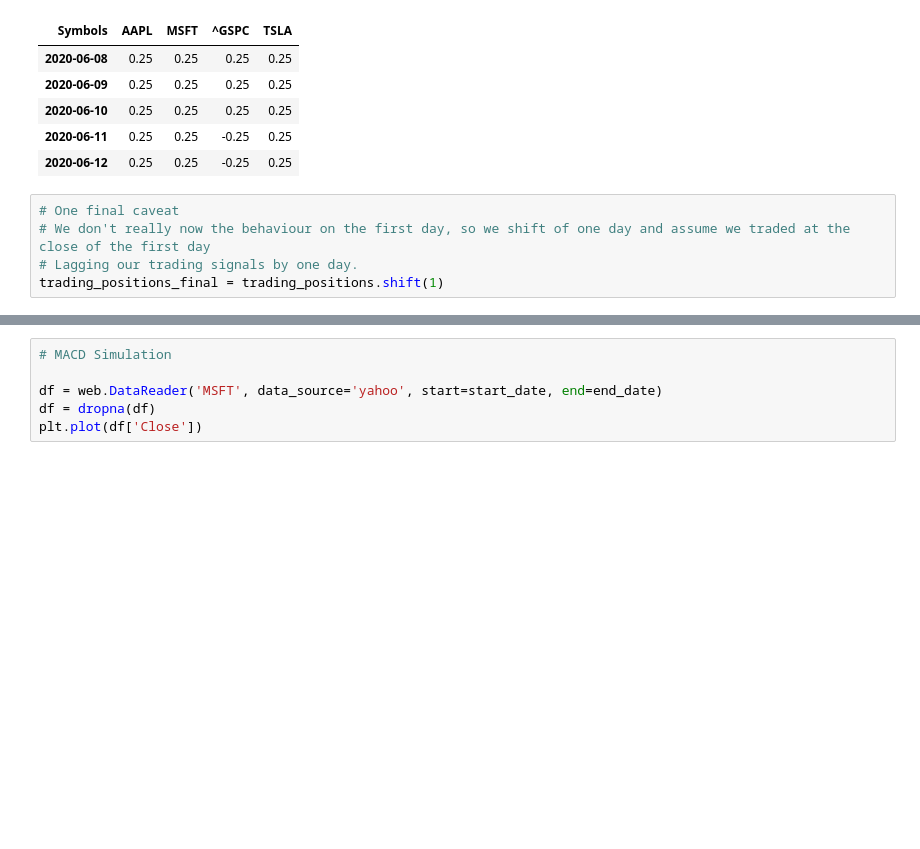
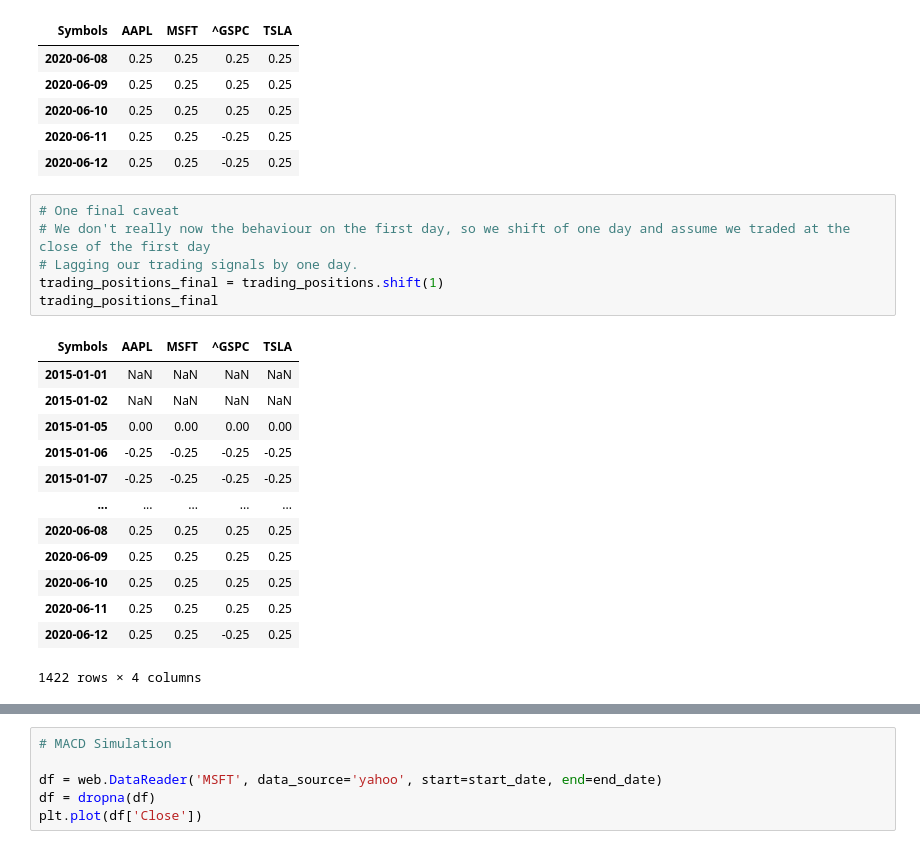
Before and after one commit to francescomarcolli/blockchain_prj, a Jupyter notebook: pyscripts/challenge_scripts/finance_part3.ipynb, the cells around one changed output, grey strips where cells are left out. Saved outputs shown, nothing was run; the diff lists cells and outputs as text; blank space fills up the shorter version.

```diff
--- a/pyscripts/challenge_scripts/finance_part3.ipynb
+++ b/pyscripts/challenge_scripts/finance_part3.ipynb
@@ -128,8 +128,23 @@ trading_positions.tail()
 # %%
 # One final caveat
 # We don't really now the behaviour on the first day, so we shift of one day and assume we traded at the close of the first day
 # Lagging our trading signals by one day.
 trading_positions_final = trading_positions.shift(1)
+trading_positions_final
+# %% [output]
+| Symbols | AAPL | MSFT | ^GSPC | TSLA |
+| 2015-01-01 | NaN | NaN | NaN | NaN |
+| 2015-01-02 | NaN | NaN | NaN | NaN |
+| 2015-01-05 | 0.00 | 0.00 | 0.00 | 0.00 |
+| 2015-01-06 | -0.25 | -0.25 | -0.25 | -0.25 |
+| 2015-01-07 | -0.25 | -0.25 | -0.25 | -0.25 |
+| ... | ... | ... | ... | ... |
+| 2020-06-08 | 0.25 | 0.25 | 0.25 | 0.25 |
+| 2020-06-09 | 0.25 | 0.25 | 0.25 | 0.25 |
+| 2020-06-10 | 0.25 | 0.25 | 0.25 | 0.25 |
+| 2020-06-11 | 0.25 | 0.25 | 0.25 | 0.25 |
+| 2020-06-12 | 0.25 | 0.25 | -0.25 | 0.25 |
+1422 rows × 4 columns
 # %%
 #Let us examine what the timeseries and the respective trading position look like for one of our assets, Microsoft.
 
```
Also changed, not shown: parts of 1 cell of this notebook.
